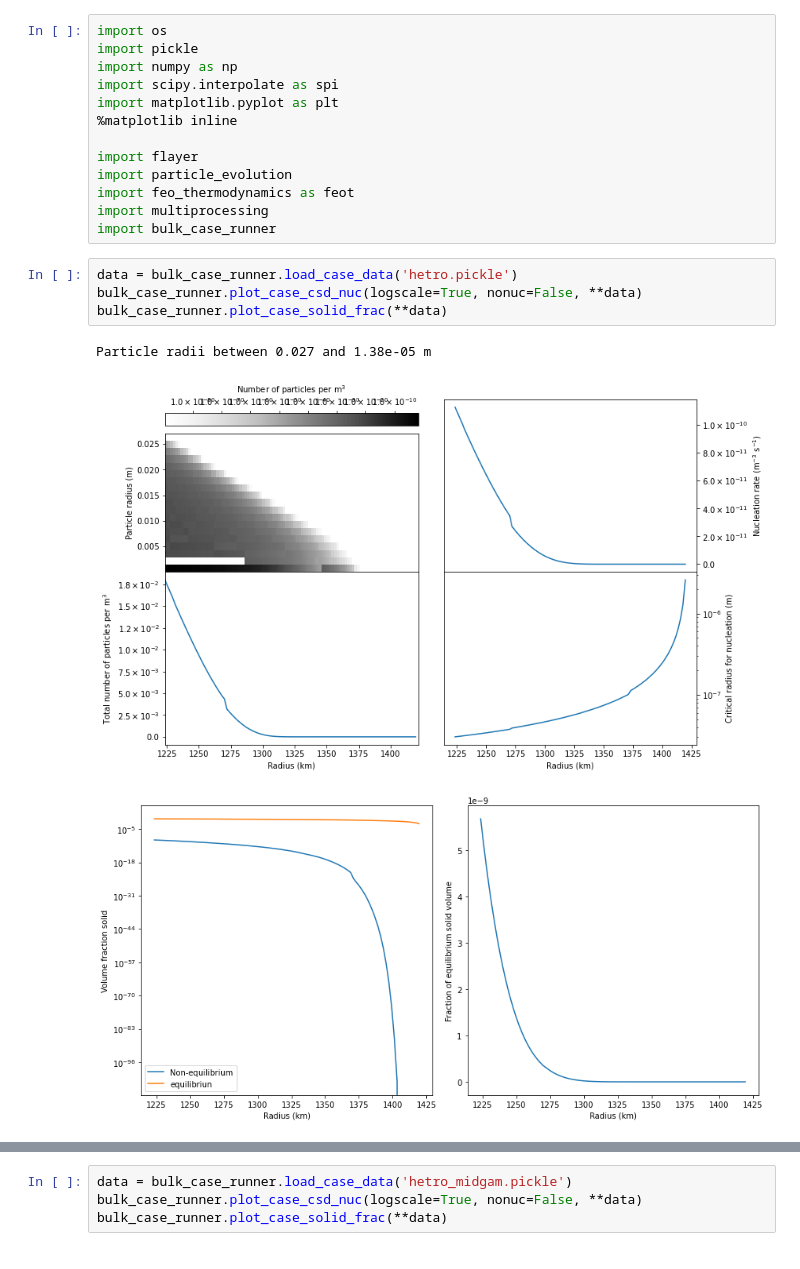
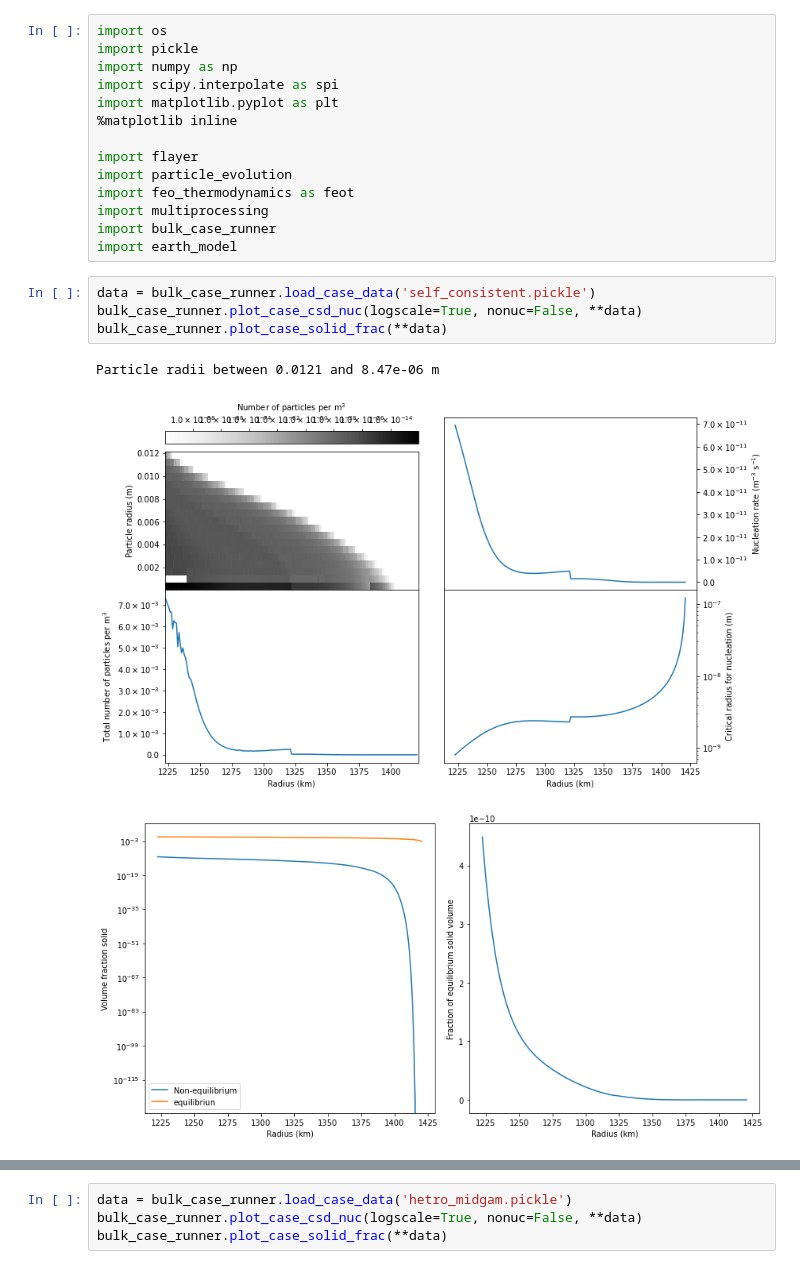
Before and after one commit to andreww/slurry, a Jupyter notebook: results_plotting.ipynb, the cells around one changed output, grey strips where cells are left out. Cells and saved outputs as stored; diff of their text form.

```diff
--- a/results_plotting.ipynb
+++ b/results_plotting.ipynb
@@ -11,11 +11,12 @@ import particle_evolution
 import feo_thermodynamics as feot
 import multiprocessing
 import bulk_case_runner
+import earth_model
 # %%
-data = bulk_case_runner.load_case_data('hetro.pickle')
+data = bulk_case_runner.load_case_data('self_consistent.pickle')
 bulk_case_runner.plot_case_csd_nuc(logscale=True, nonuc=False, **data)
 bulk_case_runner.plot_case_solid_frac(**data)
 # %% [output]
-Particle radii between 0.027 and 1.38e-05 m
+Particle radii between 0.0121 and 8.47e-06 m
-[figure, old version]
+[figure, new version]
-[figure, old version]
+[figure, new version]
```
Also changed, not shown: parts of 1 cell of this notebook.
